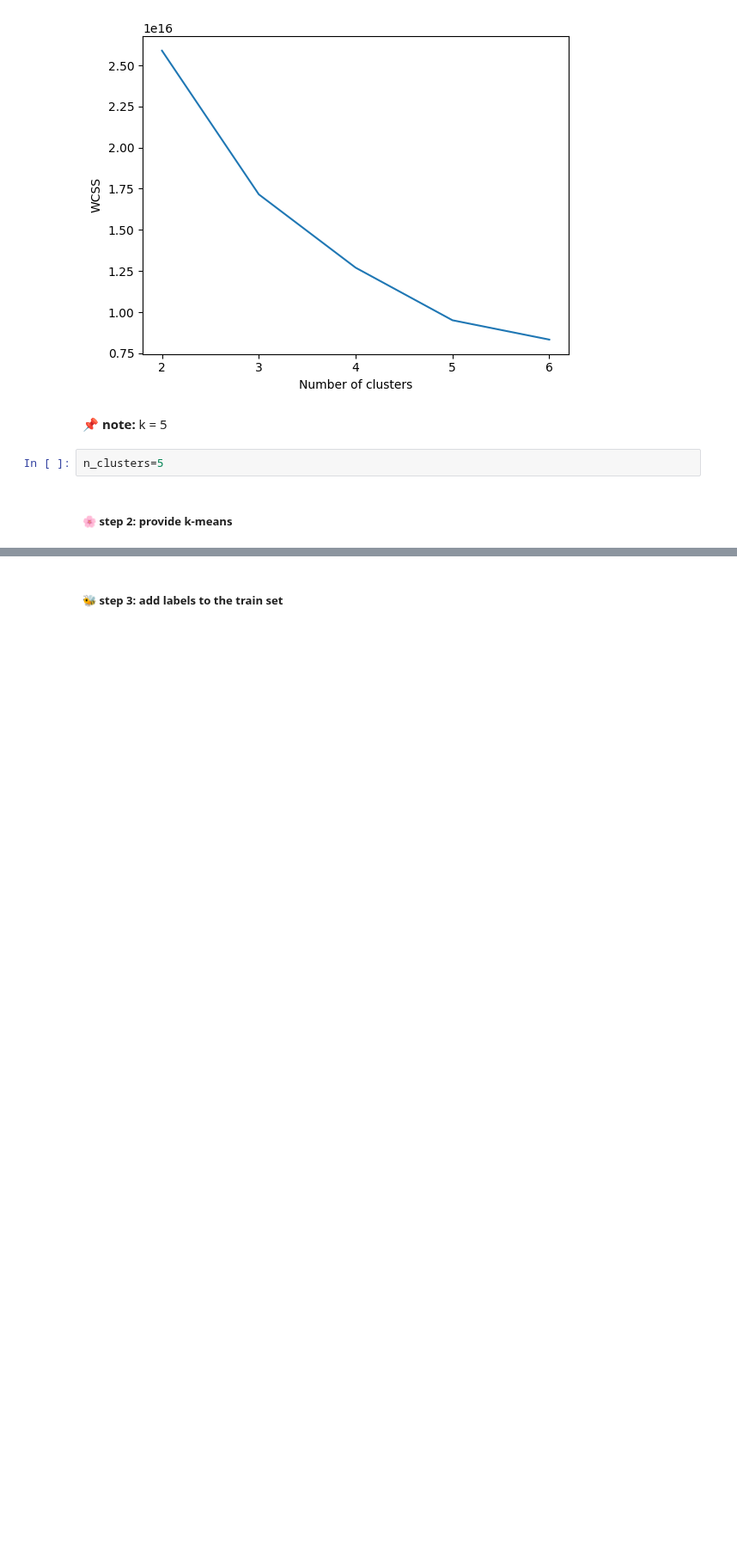
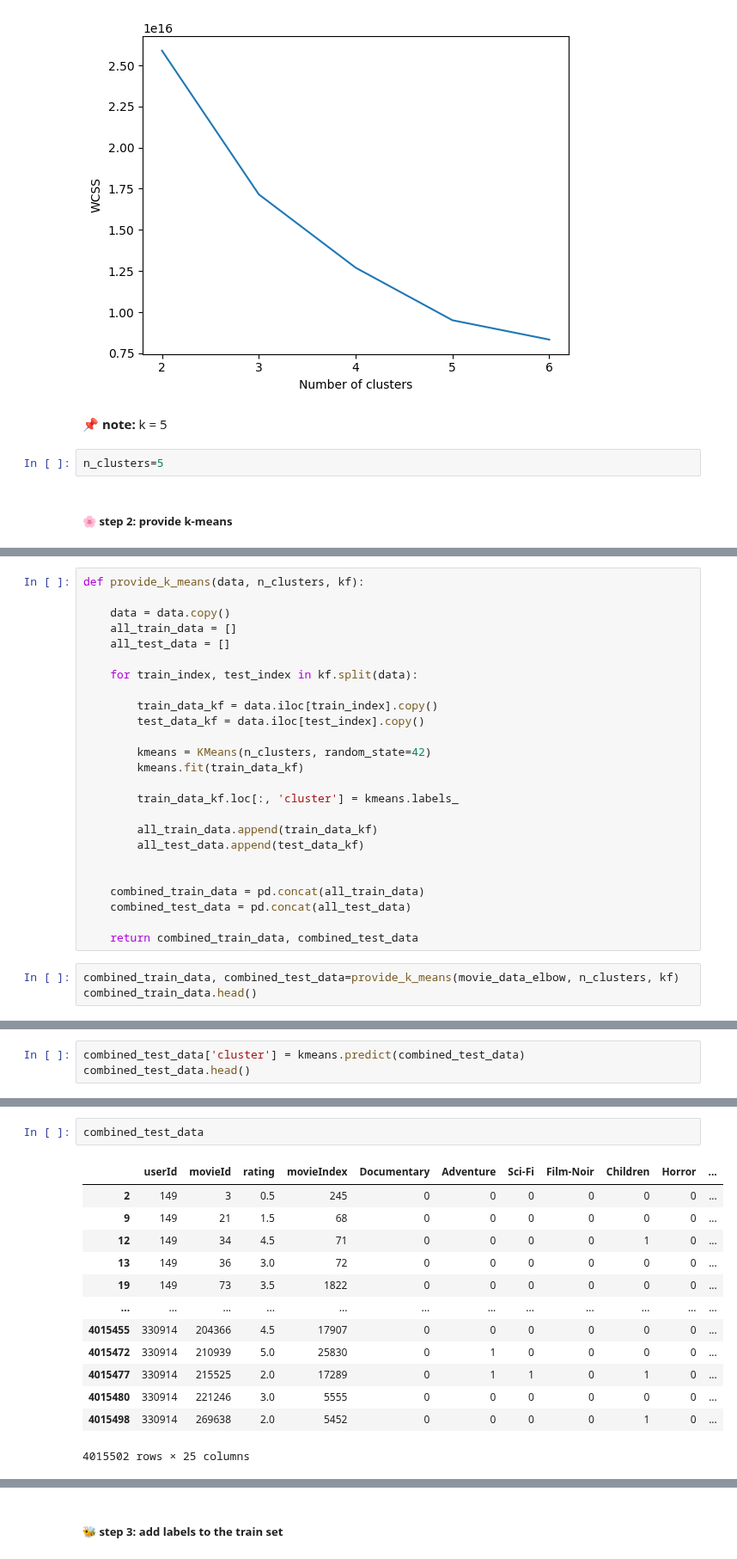
Before and after one commit to Wikusia-s/DM-recomendation-system, a Jupyter notebook: main.ipynb, the cells around one changed output, grey strips where cells are left out. Shown at 86% size. Saved outputs shown, nothing was run; the diff lists cells and outputs as text; blank space fills up the shorter version.

Commit message:
on my way to finish clustering

```diff
--- a/main.ipynb
+++ b/main.ipynb
@@ -495,0 +491,28 @@ KMeans(n_clusters=5)
+# %%
+def provide_k_means(data, n_clusters, kf):
+
+    data = data.copy()
+    all_train_data = []
+    all_test_data = []
+
+    for train_index, test_index in kf.split(data):
+
+        train_data_kf = data.iloc[train_index].copy()
+        test_data_kf = data.iloc[test_index].copy()
+
+        kmeans = KMeans(n_clusters, random_state=42)
+        kmeans.fit(train_data_kf)
+
+        train_data_kf.loc[:, 'cluster'] = kmeans.labels_
+
+        all_train_data.append(train_data_kf)
+        all_test_data.append(test_data_kf)
+
+
+    combined_train_data = pd.concat(all_train_data)
+    combined_test_data = pd.concat(all_test_data)
+
+    return combined_train_data, combined_test_data
+# %%
+combined_train_data, combined_test_data=provide_k_means(movie_data_elbow, n_clusters, kf)
+combined_train_data.head()
@@ -495,0 +527,3 @@ KMeans(n_clusters=5)
+# %%
+combined_test_data['cluster'] = kmeans.predict(combined_test_data)
+combined_test_data.head()
@@ -495,0 +538,16 @@ KMeans(n_clusters=5)
+# %%
+combined_test_data
+# %% [output]
+|  | userId | movieId | rating | movieIndex | Documentary | Adventure | Sci-Fi | Film-Noir | Children | Horror | ... |
+| 2 | 149 | 3 | 0.5 | 245 | 0 | 0 | 0 | 0 | 0 | 0 | ... |
+| 9 | 149 | 21 | 1.5 | 68 | 0 | 0 | 0 | 0 | 0 | 0 | ... |
+| 12 | 149 | 34 | 4.5 | 71 | 0 | 0 | 0 | 0 | 1 | 0 | ... |
+| 13 | 149 | 36 | 3.0 | 72 | 0 | 0 | 0 | 0 | 0 | 0 | ... |
+| 19 | 149 | 73 | 3.5 | 1822 | 0 | 0 | 0 | 0 | 0 | 0 | ... |
+| ... | ... | ... | ... | ... | ... | ... | ... | ... | ... | ... | ... |
+| 4015455 | 330914 | 204366 | 4.5 | 17907 | 0 | 0 | 0 | 0 | 0 | 0 | ... |
+| 4015472 | 330914 | 210939 | 5.0 | 25830 | 0 | 1 | 0 | 0 | 0 | 0 | ... |
+| 4015477 | 330914 | 215525 | 2.0 | 17289 | 0 | 1 | 1 | 0 | 1 | 0 | ... |
+| 4015480 | 330914 | 221246 | 3.0 | 5555 | 0 | 0 | 0 | 0 | 0 | 0 | ... |
+| 4015498 | 330914 | 269638 | 2.0 | 5452 | 0 | 0 | 0 | 0 | 1 | 0 | ... |
+4015502 rows × 25 columns
```
Also changed, not shown: parts of 9 cells of this notebook.
